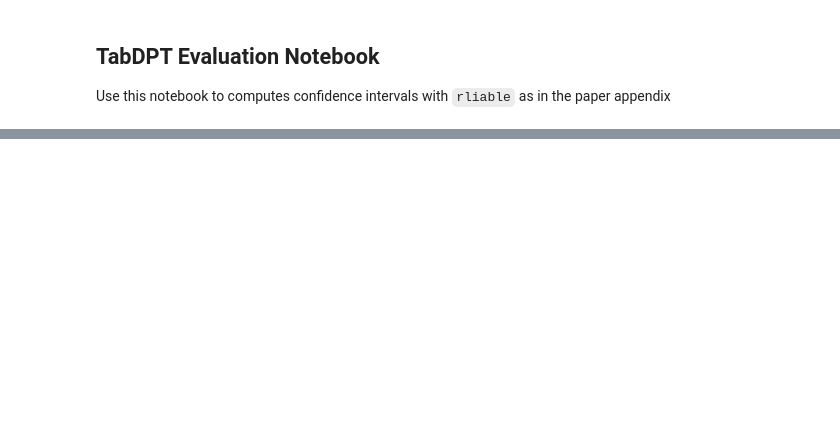
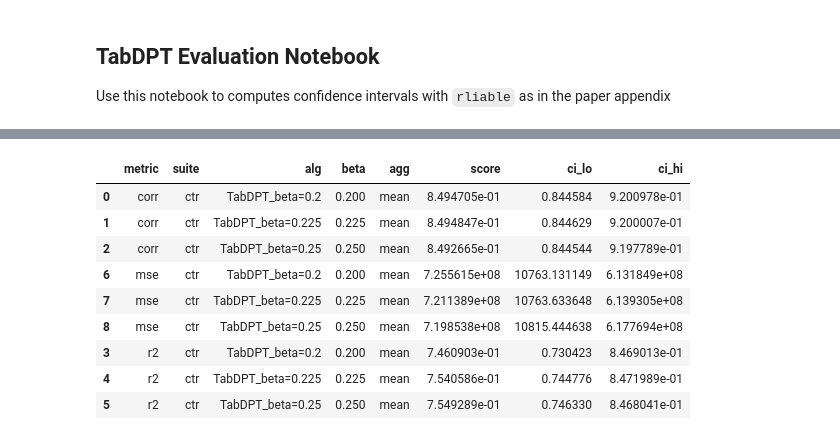
Before and after one commit to layer6ai-labs/TabDPT-inference, a Jupyter notebook: notebooks/analysis.ipynb, the cells around one changed output, grey strips where cells are left out. Saved outputs shown, nothing was run; the diff lists cells and outputs as text; code cells hidden in the pictures; blank space fills up the shorter version.

```diff
--- a/notebooks/analysis.ipynb
+++ b/notebooks/analysis.ipynb
@@ -95,3 +172,42 @@ algorithms = sorted(algorithms)
 # %%
-all_scores
+# Summarize aggregated scores/CI into a DataFrame (beta grouped)
+import pandas as pd
+import numpy as np
+
+records = []
+for (metric, suite), alg_scores in all_scores.items():
+    alg_cis = all_cis[(metric, suite)]
+    for alg, score_dict in alg_scores.items():
+        # alg name format: TabDPT_beta=<beta>
+        beta_val = float(alg.split("beta=")[1]) if "beta=" in alg else float('nan')
+        for agg_name, score in score_dict.items():
+            ci_pair = alg_cis[alg][agg_name]
+            ci_sorted = np.sort(ci_pair)  # enforce lower/upper ordering
+            ci_lo, ci_hi = ci_sorted[0], ci_sorted[1]
+            records.append(
+                {
+                    "metric": metric,
+                    "suite": suite,
+                    "alg": alg,
+                    "beta": beta_val,
+                    "agg": agg_name,
+                    "score": score,
+                    "ci_lo": ci_lo,
+                    "ci_hi": ci_hi,
+                }
+            )
+
+agg_df = pd.DataFrame(records).sort_values(["metric", "suite", "agg", "beta"])
+agg_df
+# %% [output]
+|  | metric | suite | alg | beta | agg | score | ci_lo | ci_hi |
+| 0 | corr | ctr | TabDPT_beta=0.2 | 0.200 | mean | 8.494705e-01 | 0.844584 | 9.200978e-01 |
+| 1 | corr | ctr | TabDPT_beta=0.225 | 0.225 | mean | 8.494847e-01 | 0.844629 | 9.200007e-01 |
+| 2 | corr | ctr | TabDPT_beta=0.25 | 0.250 | mean | 8.492665e-01 | 0.844544 | 9.197789e-01 |
+| 6 | mse | ctr | TabDPT_beta=0.2 | 0.200 | mean | 7.255615e+08 | 10763.131149 | 6.131849e+08 |
+| 7 | mse | ctr | TabDPT_beta=0.225 | 0.225 | mean | 7.211389e+08 | 10763.633648 | 6.139305e+08 |
+| 8 | mse | ctr | TabDPT_beta=0.25 | 0.250 | mean | 7.198538e+08 | 10815.444638 | 6.177694e+08 |
+| 3 | r2 | ctr | TabDPT_beta=0.2 | 0.200 | mean | 7.460903e-01 | 0.730423 | 8.469013e-01 |
+| 4 | r2 | ctr | TabDPT_beta=0.225 | 0.225 | mean | 7.540586e-01 | 0.744776 | 8.471989e-01 |
+| 5 | r2 | ctr | TabDPT_beta=0.25 | 0.250 | mean | 7.549289e-01 | 0.746330 | 8.468041e-01 |
 # %%
```
Also changed, not shown: parts of 8 cells of this notebook, 3 other files.
